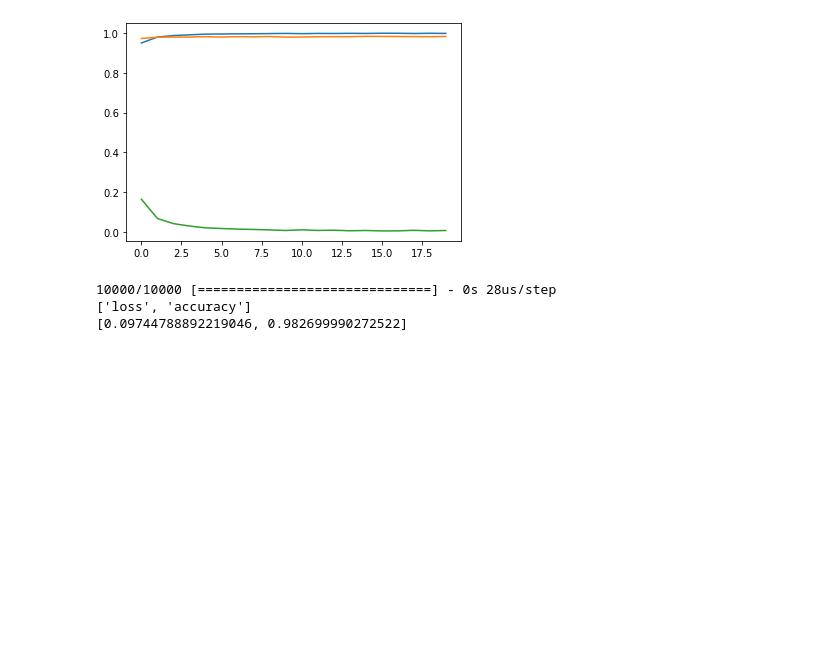
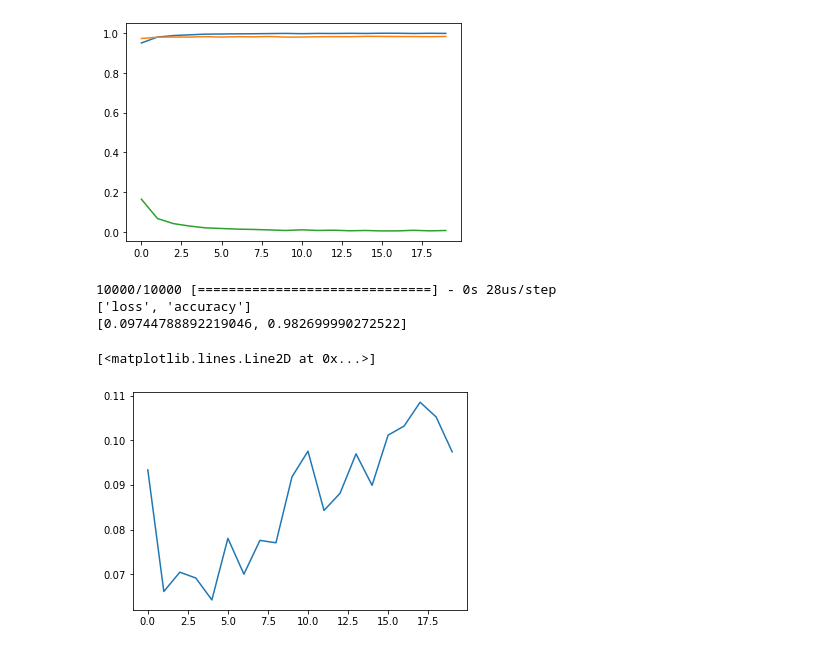
Before and after one commit to anshuldante/ai-ds-ml-practical, a Jupyter notebook: neural-networks-and-convolutional-neural-networks-essential-training/Exercise Files/revisit/deep_learning_basic.ipynb, the cells around one changed output. Cells and saved outputs as stored; diff of their text form; code cells hidden in the pictures; blank space fills up the shorter version.

```diff
--- a/neural-networks-and-convolutional-neural-networks-essential-training/Exercise Files/revisit/deep_learning_basic.ipynb
+++ b/neural-networks-and-convolutional-neural-networks-essential-training/Exercise Files/revisit/deep_learning_basic.ipynb
@@ -146,3 +146,8 @@ print(score)
 10000/10000 [==============================] - 0s 28us/step
 ['loss', 'accuracy']
 [0.09744788892219046, 0.982699990272522]
+# %%
+plt.plot(history.history['val_loss'])
+# %% [output]
+[<matplotlib.lines.Line2D at 0x...>]
+[figure, added]
```
Also changed, not shown: 1 other file.
